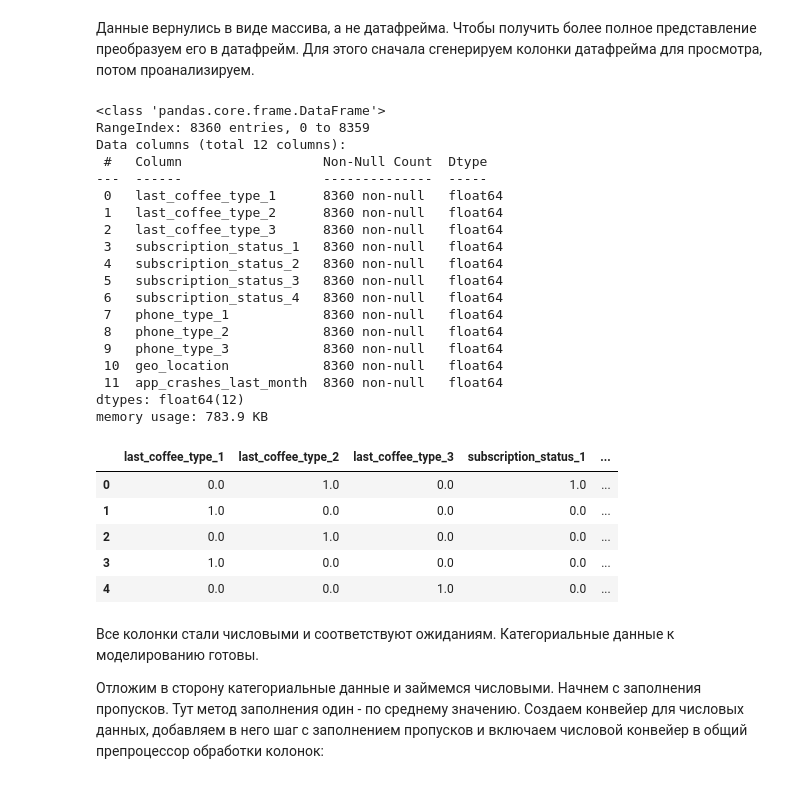
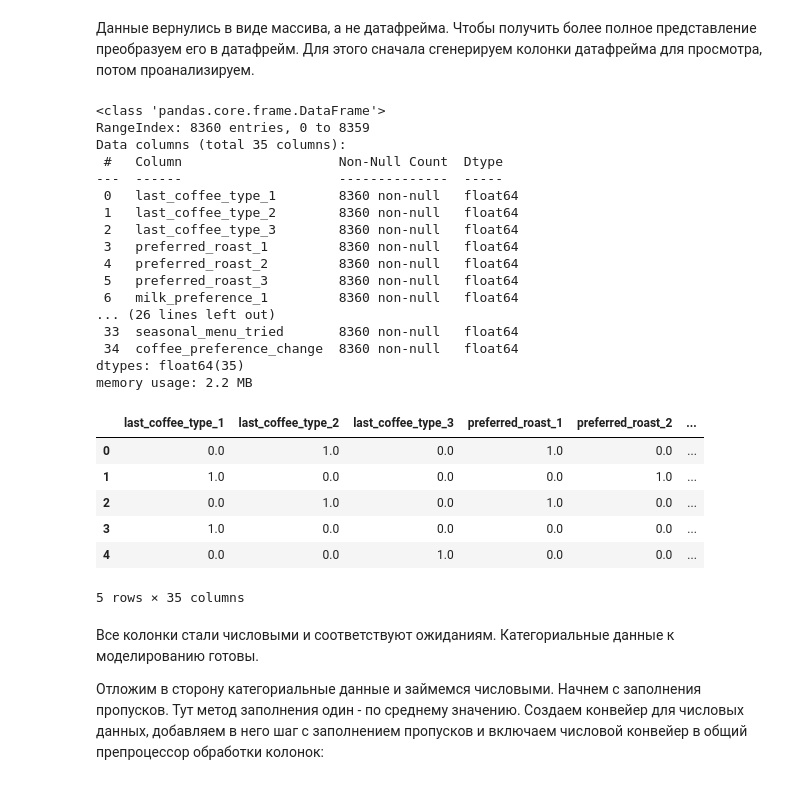
Before and after one commit to vict0r8632/customer_churn_model, a Jupyter notebook: customer_churn_model.ipynb, the cells around one changed output. Saved outputs shown, nothing was run; the diff lists cells and outputs as text; code cells hidden in the pictures.

```diff
--- a/customer_churn_model.ipynb
+++ b/customer_churn_model.ipynb
@@ -419,5 +403,5 @@ del_signs
 # %%
-min_corr = ['order_frequency_month', 'total_spent_last_month', 'review_rating_last_1']
+min_corr = ['order_frequency_month', 'total_spent_last_month', 'review_rating_last_1','median_order_value']
 del_signs = del_signs + min_corr
 # %% [markdown]
 Теперь удалим колонки из списка для удаления в первоначальном датафрейме и получим исходный датафрейм для создания моделей:
@@ -762 +809,8 @@ plt.show()
+# %%
+discrete_col = ['app_crashes_last_month',
+             'days_since_last_order',
+             'days_since_last_promo',
+             'notifications_enabled',
+             'seasonal_menu_tried',
+             'coffee_preference_change']
 # %% [markdown]
@@ -833,6 +884,6 @@ print(num_col)
 # %%
-cat_col.append('app_crashes_last_month')
-num_col.remove('app_crashes_last_month')
+cat_col = cat_col + discrete_col
+num_col = [item for item in num_col if item not in discrete_col]
 print('Категориальные:\n----------------')
 print(f'{cat_col}\n')
 print('Числовые:\n----------------')
@@ -901,12 +961,14 @@ preprocessor = ColumnTransformer(
 Теперь можно приступать к кодированию. Так как методы кодирования для колонок разные, то создадим ещё один препроцессор обработки колонок уже для нашего конвейера категориальных данных. В нем будет три трансформации: для колонок с кодированием по методу `OneHotEncoder`, для геоколонки `geo_location` с кодирование по методу `TargetEncoder` и для числовой колонки `app_crashes_last_month`, которой колирование вообще без надобности. Потом наш местный препроцессор добавим в конвейер последним шагом. Все описанное показано ниже:
 <a id='cat_trans'></a>
 # %%
+onehot_col = [item for item in cat_col if item not in discrete_col]
+onehot_col.remove('geo_location')
 # Препроцессор для кодирования категориальных данных
 cat_preproc = ColumnTransformer(
     transformers=[
-        ('incode_onehot', OneHotEncoder(handle_unknown='ignore'), ['last_coffee_type','subscription_status','phone_type']),
+        ('incode_onehot', OneHotEncoder(handle_unknown='ignore'), onehot_col),
         ('incode_target', TargetEncoder(), ['geo_location']),
-        ('incode_no', SimpleImputer(missing_values=np.nan, strategy='constant',fill_value=0), ['app_crashes_last_month'])
+        ('incode_no', SimpleImputer(missing_values=np.nan, strategy='constant',fill_value=0), discrete_col)
     ])
 
 # Конвейер для предобработки категориальных данных
@@ -935,52 +1001,49 @@ array([0.        , 0.        , 1.        , 0.        , 1.        ,
 # %% [markdown]
 Данные вернулись в виде массива, а не датафрейма. Чтобы получить более полное представление преобразуем его в датафрейм. Для этого сначала сгенерируем колонки датафрейма для просмотра, потом проанализируем.
 # %%
-# Исходные колонки для кодирования методом OneHotEncoder (порядок имеет значение)
-ish_col = ['last_coffee_type','subscription_status','phone_type']
 # Формирование списка колонок после кодирования
 cat_mod_col = []
-for col in ish_col:
+for col in onehot_col:
     n_uniq = X_train_val[col].nunique()
     for i in range(n_uniq):
         cat_mod_col.append(col+'_'+str(i+1))
 
 # Добавляем колонки с другим кодированием и без оного
 cat_mod_col.append('geo_location')
-cat_mod_col.append('app_crashes_last_month')
+cat_mod_col = cat_mod_col + discrete_col
 
 # Получаем датафрейм
 transform_df = pd.DataFrame(transform_np, columns=cat_mod_col)
 # Преобразуем все что можно в числа
 transform_df = transform_df.apply(pd.to_numeric, errors="ignore")
 # ... и смотрим
 transform_df.info()
 transform_df.head()
 # %% [output]
 <class 'pandas.core.frame.DataFrame'>
 RangeIndex: 8360 entries, 0 to 8359
-Data columns (total 12 columns):
- #   Column                  Non-Null Count  Dtype
----  ------                  --------------  -----
- 0   last_coffee_type_1      8360 non-null   float64
- 1   last_coffee_type_2      8360 non-null   float64
- 2   last_coffee_type_3      8360 non-null   float64
- 3   subscription_status_1   8360 non-null   float64
- 4   subscription_status_2   8360 non-null   float64
- 5   subscription_status_3   8360 non-null   float64
- 6   subscription_status_4   8360 non-null   float64
- 7   phone_type_1            8360 non-null   float64
- 8   phone_type_2            8360 non-null   float64
- 9   phone_type_3            8360 non-null   float64
- 10  geo_location            8360 non-null   float64
- 11  app_crashes_last_month  8360 non-null   float64
-dtypes: float64(12)
-memory usage: 783.9 KB
+Data columns (total 35 columns):
+ #   Column                    Non-Null Count  Dtype
+---  ------                    --------------  -----
+ 0   last_coffee_type_1        8360 non-null   float64
+ 1   last_coffee_type_2        8360 non-null   float64
+ 2   last_coffee_type_3        8360 non-null   float64
+ 3   preferred_roast_1         8360 non-null   float64
+ 4   preferred_roast_2         8360 non-null   float64
+ 5   preferred_roast_3         8360 non-null   float64
+ 6   milk_preference_1         8360 non-null   float64
+... (26 lines left out)
+ 33  seasonal_menu_tried       8360 non-null   float64
+ 34  coffee_preference_change  8360 non-null   float64
+dtypes: float64(35)
+memory usage: 2.2 MB
-|  | last_coffee_type_1 | last_coffee_type_2 | last_coffee_type_3 | subscription_status_1 | ... |
-| 0 | 0.0 | 1.0 | 0.0 | 1.0 | ... |
-| 1 | 1.0 | 0.0 | 0.0 | 0.0 | ... |
-| 2 | 0.0 | 1.0 | 0.0 | 0.0 | ... |
-| 3 | 1.0 | 0.0 | 0.0 | 0.0 | ... |
-| 4 | 0.0 | 0.0 | 1.0 | 0.0 | ... |
+|  | last_coffee_type_1 | last_coffee_type_2 | last_coffee_type_3 | preferred_roast_1 | preferred_roast_2 | ... |
+| 0 | 0.0 | 1.0 | 0.0 | 1.0 | 0.0 | ... |
+| 1 | 1.0 | 0.0 | 0.0 | 0.0 | 1.0 | ... |
+| 2 | 0.0 | 1.0 | 0.0 | 1.0 | 0.0 | ... |
+| 3 | 1.0 | 0.0 | 0.0 | 0.0 | 0.0 | ... |
+| 4 | 0.0 | 0.0 | 1.0 | 0.0 | 0.0 | ... |
+5 rows × 35 columns
 # %% [markdown]
 Все колонки стали числовыми и соответствуют ожиданиям. Категориальные данные к моделированию готовы.
 
```
Also changed, not shown: parts of 55 cells of this notebook, 1 other file.
